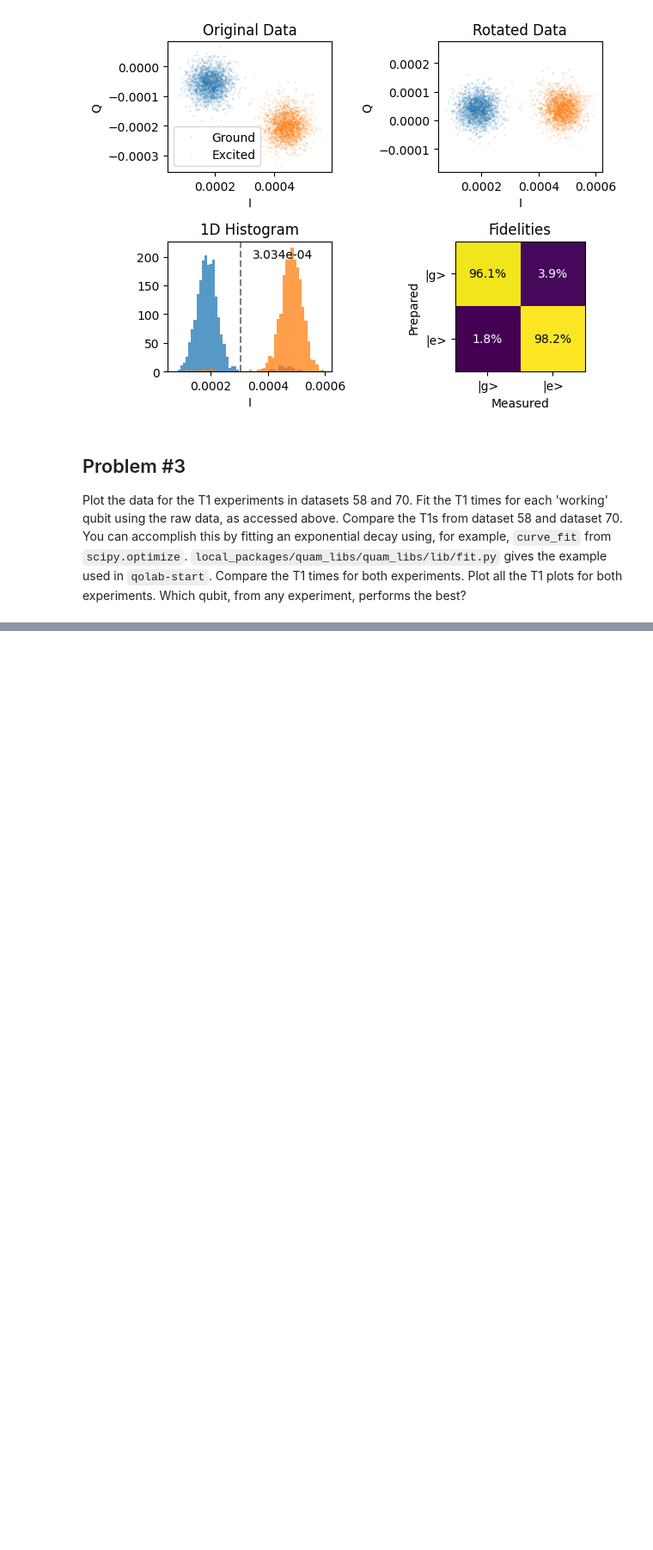
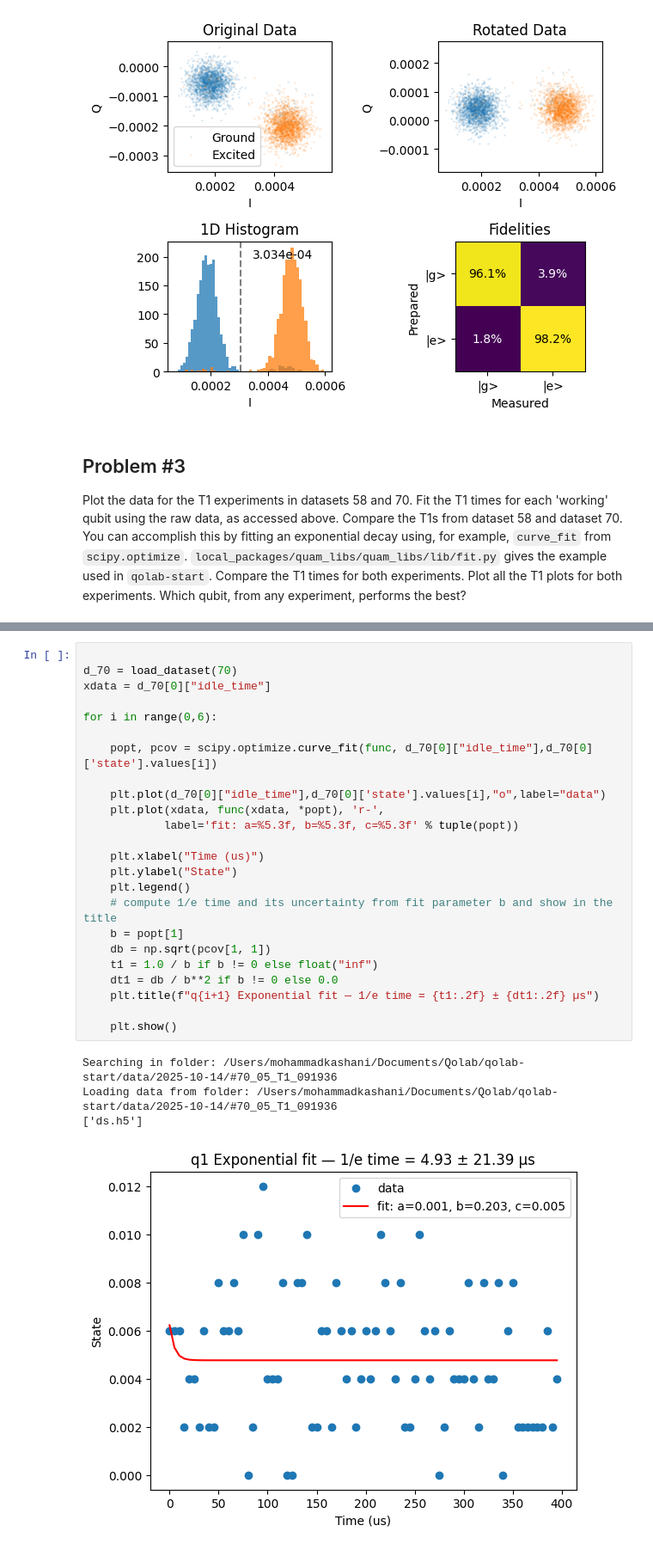
Before and after one commit to mkashani-phd/Qolab_start, a Jupyter notebook: code/Phys763_HW3b.ipynb, the cells around one changed output, grey strips where cells are left out. Shown at 86% size. Drawn from its saved outputs; the diff is of its cells as text; blank space fills up the shorter version.

```diff
--- a/code/Phys763_HW3b.ipynb
+++ b/code/Phys763_HW3b.ipynb
@@ -227,0 +230,29 @@ Loading data from folder: /Users/mohammadkashani/Documents/Qolab/qolab-start/dat
+# %%
+
+d_70 = load_dataset(70)
+xdata = d_70[0]["idle_time"]
+
+for i in range(0,6):
+
+    popt, pcov = scipy.optimize.curve_fit(func, d_70[0]["idle_time"],d_70[0]['state'].values[i])
+
+    plt.plot(d_70[0]["idle_time"],d_70[0]['state'].values[i],"o",label="data")
+    plt.plot(xdata, func(xdata, *popt), 'r-',
+            label='fit: a=%5.3f, b=%5.3f, c=%5.3f' % tuple(popt))
+
+    plt.xlabel("Time (us)")
+    plt.ylabel("State")
+    plt.legend()
+    # compute 1/e time and its uncertainty from fit parameter b and show in the title
+    b = popt[1]
+    db = np.sqrt(pcov[1, 1])
+    t1 = 1.0 / b if b != 0 else float("inf")
+    dt1 = db / b**2 if b != 0 else 0.0
+    plt.title(f"q{i+1} Exponential fit — 1/e time = {t1:.2f} ± {dt1:.2f} µs")
+
+    plt.show()
+# %% [output]
+Searching in folder: /Users/mohammadkashani/Documents/Qolab/qolab-start/data/2025-10-14/#70_05_T1_091936
+Loading data from folder: /Users/mohammadkashani/Documents/Qolab/qolab-start/data/2025-10-14/#70_05_T1_091936
+['ds.h5']
+[figure, added]
```
Also changed, not shown: parts of 4 cells of this notebook.
